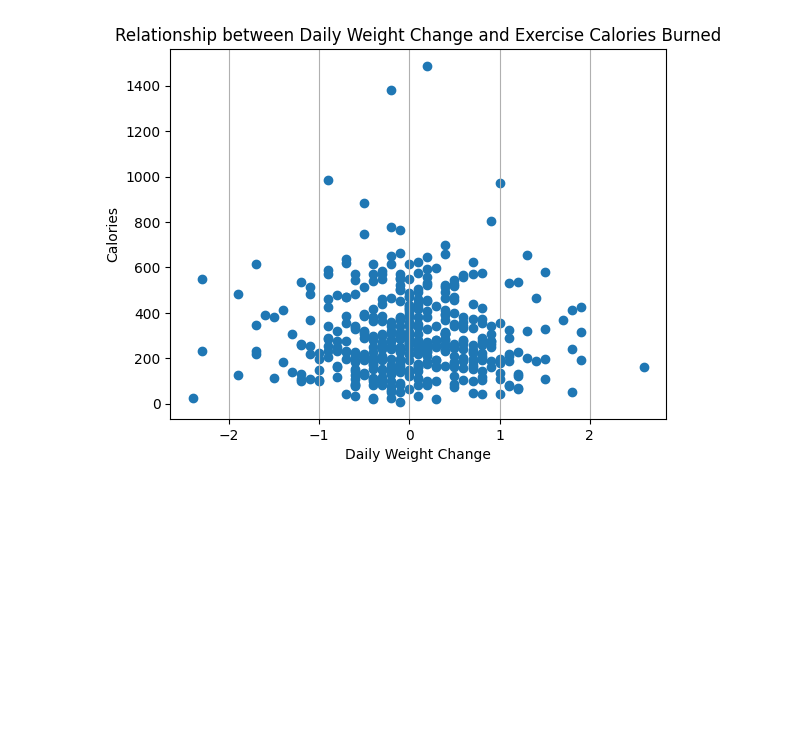
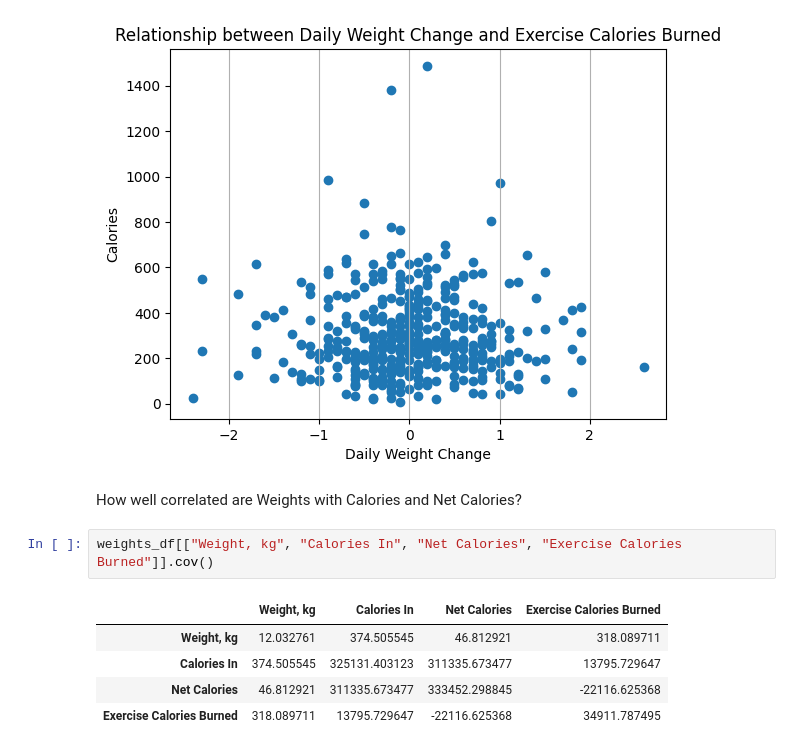
Before and after one commit to notxcharles/Body-Composition-Analysis, a Jupyter notebook: 3. Exploratory Data Analysis/Relationships.ipynb, the cells around one changed output. Drawn from its saved outputs; the diff is of its cells as text; blank space fills up the shorter version.

```diff
--- a/3. Exploratory Data Analysis/Relationships.ipynb
+++ b/3. Exploratory Data Analysis/Relationships.ipynb
@@ -105,3 +106,13 @@ plt.show()
 plt.close()
 # %% [output]
 [figure]
+# %% [markdown]
+How well correlated are Weights with Calories and Net Calories?
+# %%
+weights_df[["Weight, kg", "Calories In", "Net Calories", "Exercise Calories Burned"]].cov()
+# %% [output]
+|  | Weight, kg | Calories In | Net Calories | Exercise Calories Burned |
+| Weight, kg | 12.032761 | 374.505545 | 46.812921 | 318.089711 |
+| Calories In | 374.505545 | 325131.403123 | 311335.673477 | 13795.729647 |
+| Net Calories | 46.812921 | 311335.673477 | 333452.298845 | -22116.625368 |
+| Exercise Calories Burned | 318.089711 | 13795.729647 | -22116.625368 | 34911.787495 |
```
Also changed, not shown: parts of 3 cells of this notebook.
